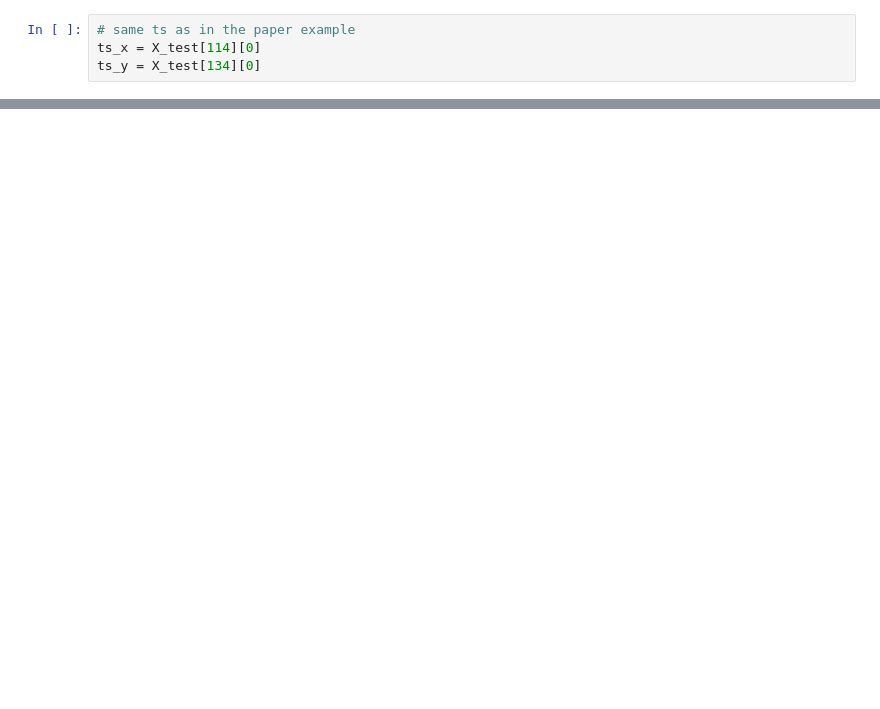
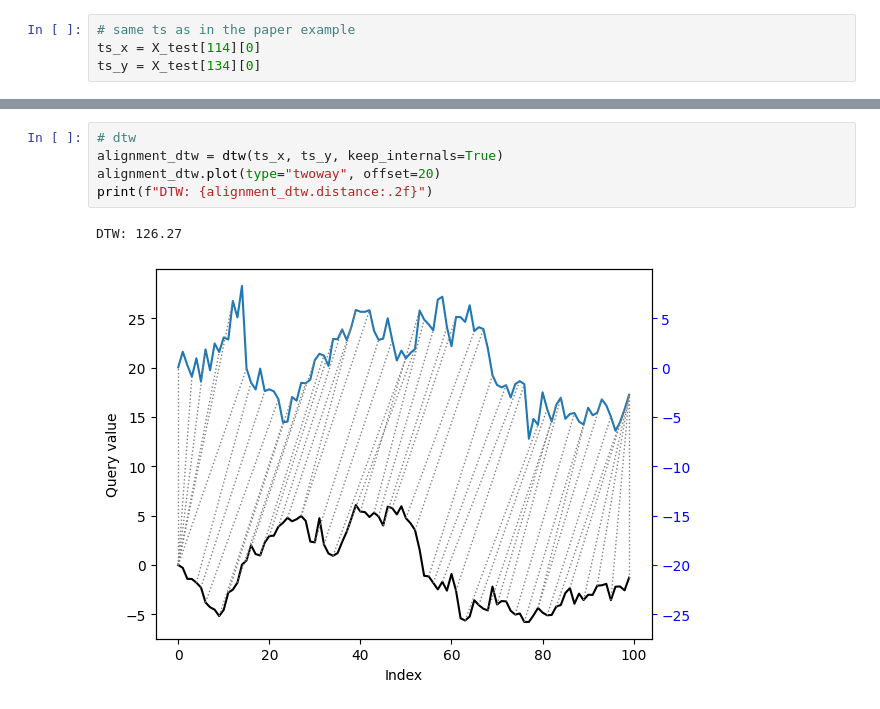
Before and after one commit to adlemoreau/shapedtw-timeseries, a Jupyter notebook: full_method.ipynb, the cells around one changed output, grey strips where cells are left out. Drawn from its saved outputs; the diff is of its cells as text; blank space fills up the shorter version.

```diff
--- a/full_method.ipynb
+++ b/full_method.ipynb
@@ -36 +65,9 @@ ts_y = X_test[134][0]
+# %%
+# dtw
+alignment_dtw = dtw(ts_x, ts_y, keep_internals=True)
+alignment_dtw.plot(type="twoway", offset=20)
+print(f"DTW: {alignment_dtw.distance:.2f}")
+# %% [output]
+DTW: 126.27
+[figure, added]
 # %%
```
Also changed, not shown: parts of 17 cells of this notebook, 1 other file.
